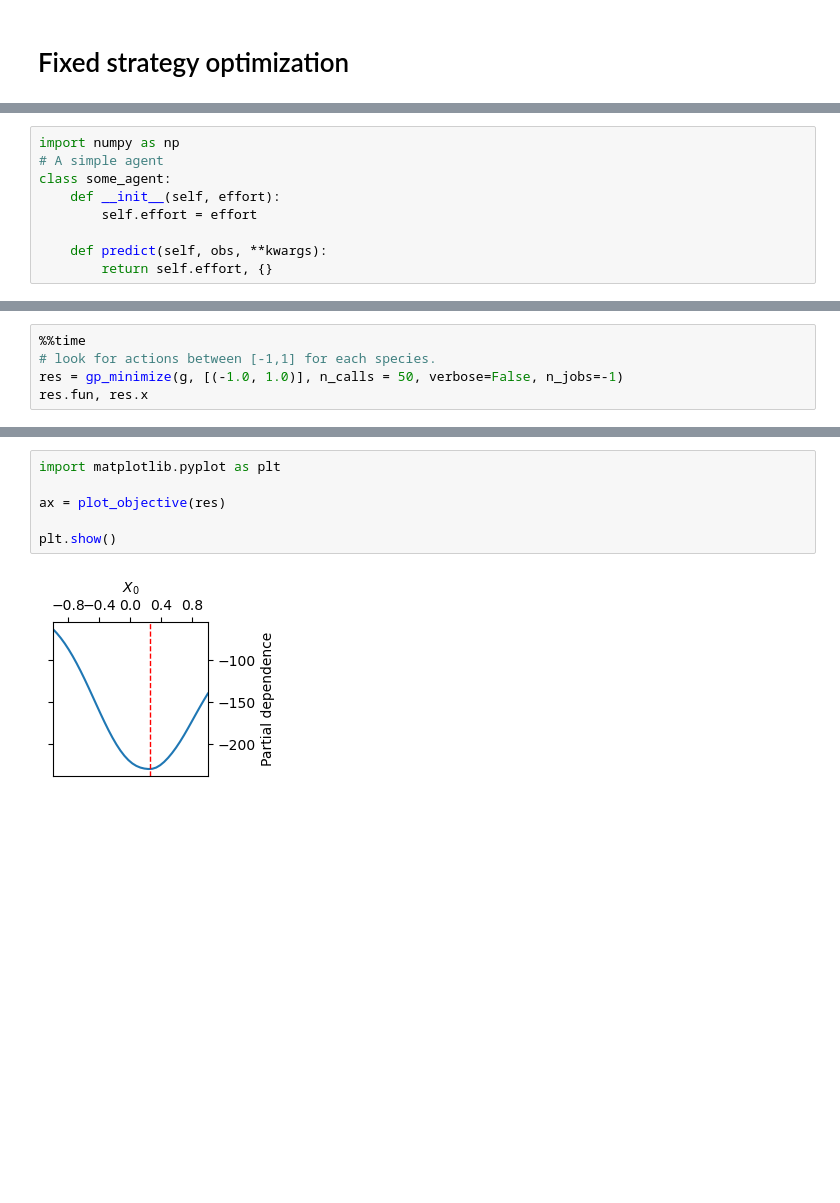
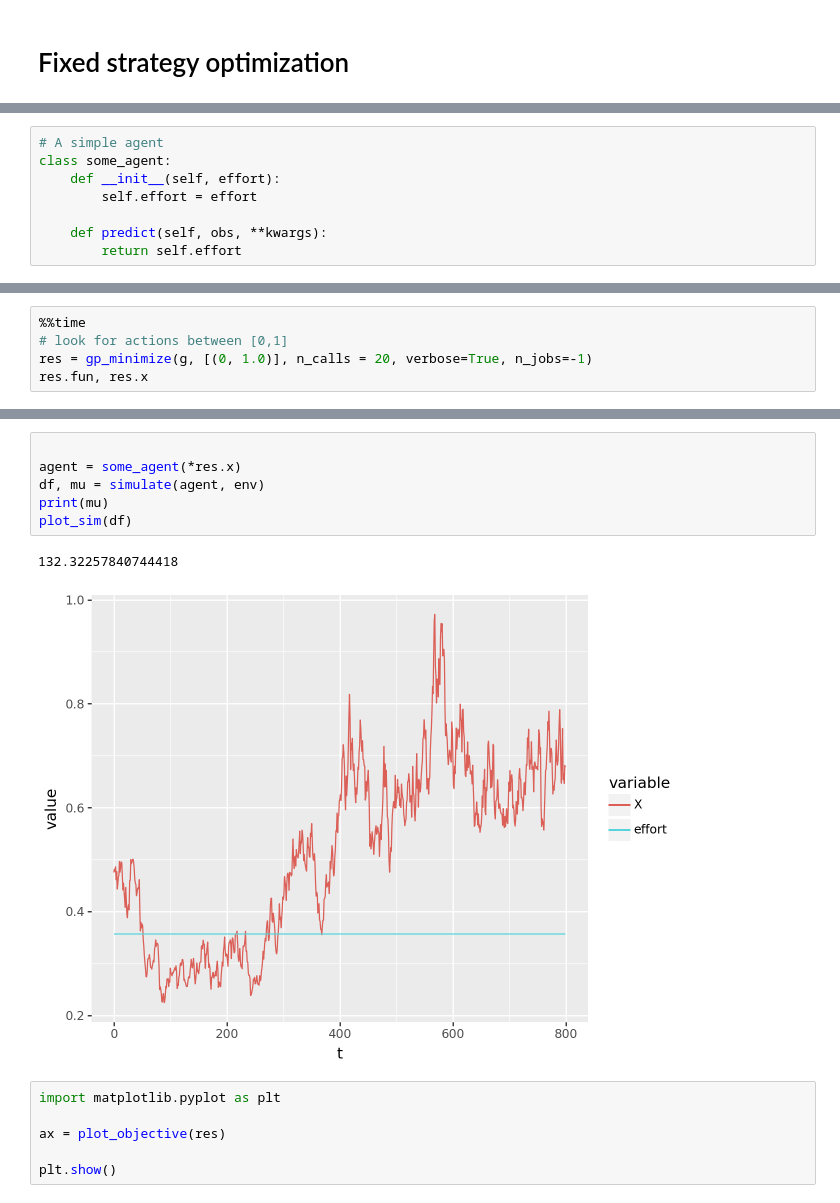
Before and after one commit to cboettig/rl-minicourse, a Jupyter notebook: management-strategy-eval.ipynb, the cells around one changed output, grey strips where cells are left out. Cells and saved outputs as stored; diff of their text form; blank space fills up the shorter version.

```diff
--- a/management-strategy-eval.ipynb
+++ b/management-strategy-eval.ipynb
@@ -8,10 +14,9 @@ env = fish()
 # %%
-import numpy as np
 # A simple agent
 class some_agent:
     def __init__(self, effort):
         self.effort = effort
 
     def predict(self, obs, **kwargs):
-        return self.effort, {}
+        return self.effort
 # %%
@@ -31,7 +33,7 @@ def g(x):
     return -np.mean(results)
 # %%
 %%time
-# look for actions between [-1,1] for each species.
-res = gp_minimize(g, [(-1.0, 1.0)], n_calls = 50, verbose=False, n_jobs=-1)
+# look for actions between [0,1]
+res = gp_minimize(g, [(0, 1.0)], n_calls = 20, verbose=True, n_jobs=-1)
 res.fun, res.x
 # %% [output]
@@ -41,11 +58,18 @@ Wall time: 5min 25s
+# %%
+
+agent = some_agent(*res.x)
+df, mu = simulate(agent, env)
+print(mu)
+plot_sim(df)
+# %% [output]
+132.32257840744418
+[figure, added]
 # %%
 import matplotlib.pyplot as plt
 
 ax = plot_objective(res)
 
 plt.show()
-# %% [output]
-[figure, removed]
 # %%
 
 ax2 = plot_convergence(res)
```
Also changed, not shown: parts of 11 cells of this notebook, 4 other files.
